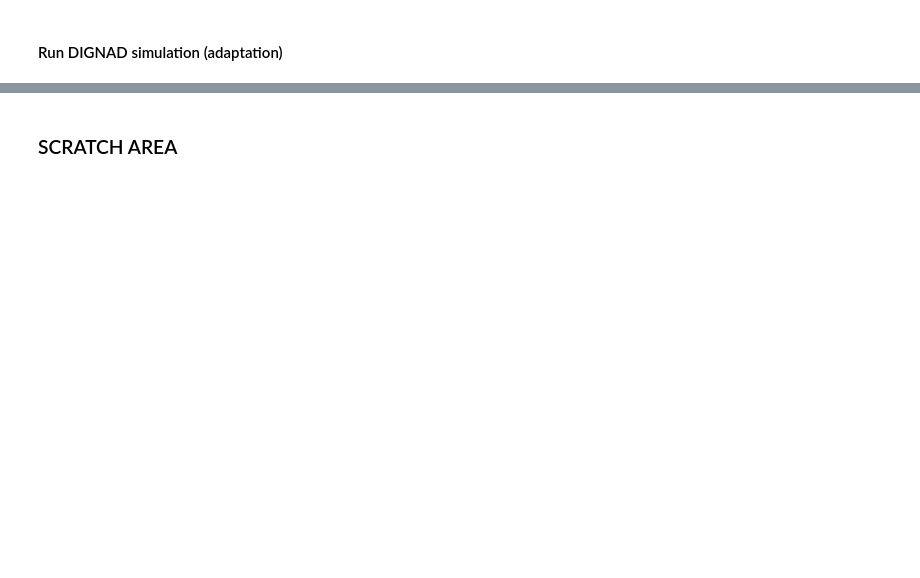
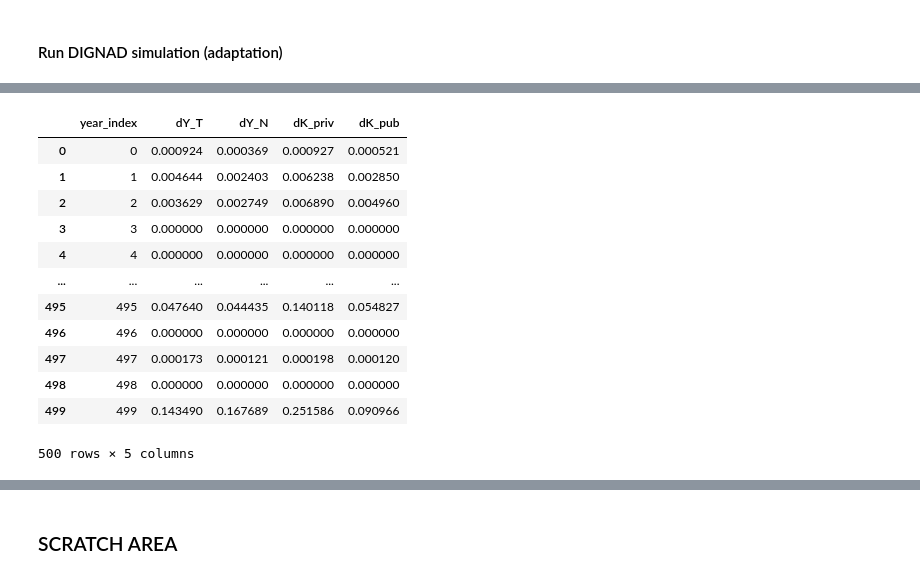
Before and after one commit to mvbnffc/sovereign-risk, a Jupyter notebook: notebooks/4_macro_simulation.ipynb, the cells around one changed output, grey strips where cells are left out. Drawn from its saved outputs; the diff is of its cells as text; code cells hidden in the pictures; blank space fills up the shorter version.

```diff
--- a/notebooks/4_macro_simulation.ipynb
+++ b/notebooks/4_macro_simulation.ipynb
@@ -320,0 +350,16 @@ adapted_results_df
+# %%
+baseline_shocks
+# %% [output]
+|  | year_index | dY_T | dY_N | dK_priv | dK_pub |
+| 0 | 0 | 0.000924 | 0.000369 | 0.000927 | 0.000521 |
+| 1 | 1 | 0.004644 | 0.002403 | 0.006238 | 0.002850 |
+| 2 | 2 | 0.003629 | 0.002749 | 0.006890 | 0.004960 |
+| 3 | 3 | 0.000000 | 0.000000 | 0.000000 | 0.000000 |
+| 4 | 4 | 0.000000 | 0.000000 | 0.000000 | 0.000000 |
+| ... | ... | ... | ... | ... | ... |
+| 495 | 495 | 0.047640 | 0.044435 | 0.140118 | 0.054827 |
+| 496 | 496 | 0.000000 | 0.000000 | 0.000000 | 0.000000 |
+| 497 | 497 | 0.000173 | 0.000121 | 0.000198 | 0.000120 |
+| 498 | 498 | 0.000000 | 0.000000 | 0.000000 | 0.000000 |
+| 499 | 499 | 0.143490 | 0.167689 | 0.251586 | 0.090966 |
+500 rows × 5 columns
```
Also changed, not shown: parts of 14 cells of this notebook, 3 other files.
